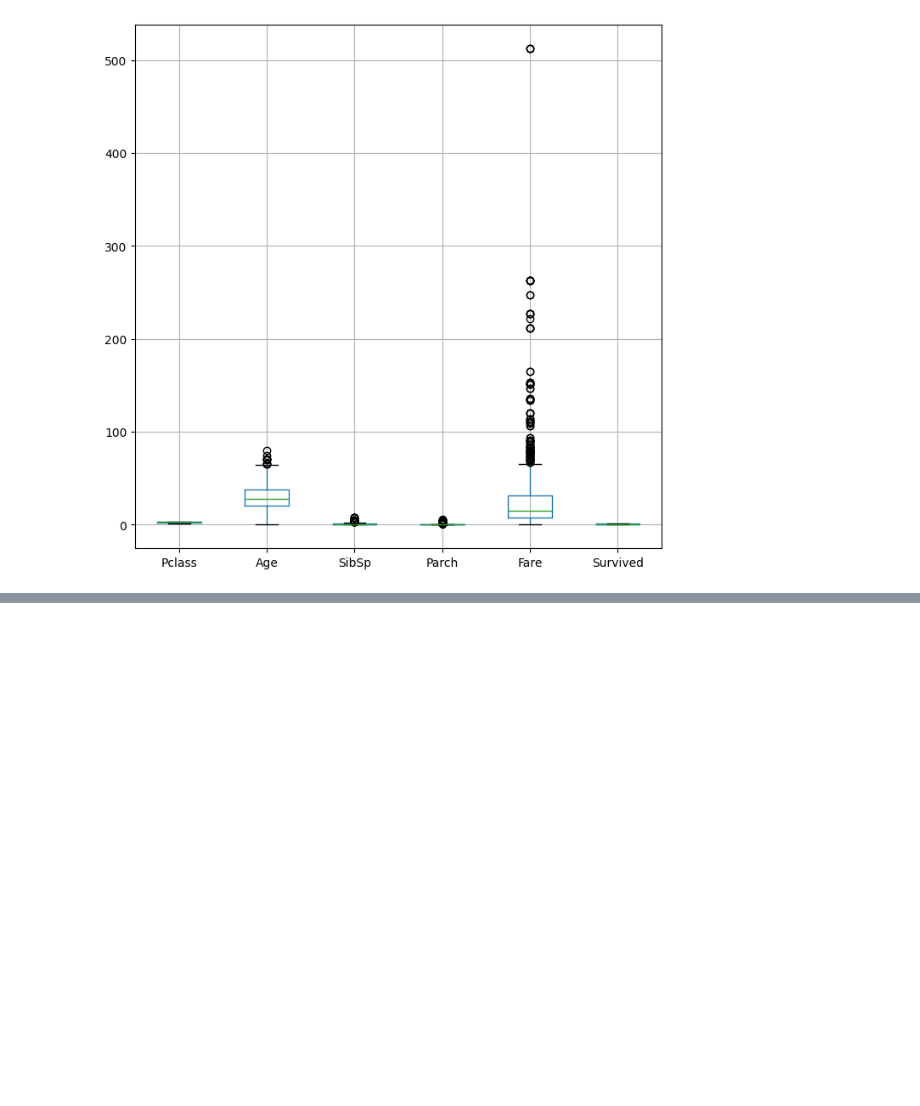
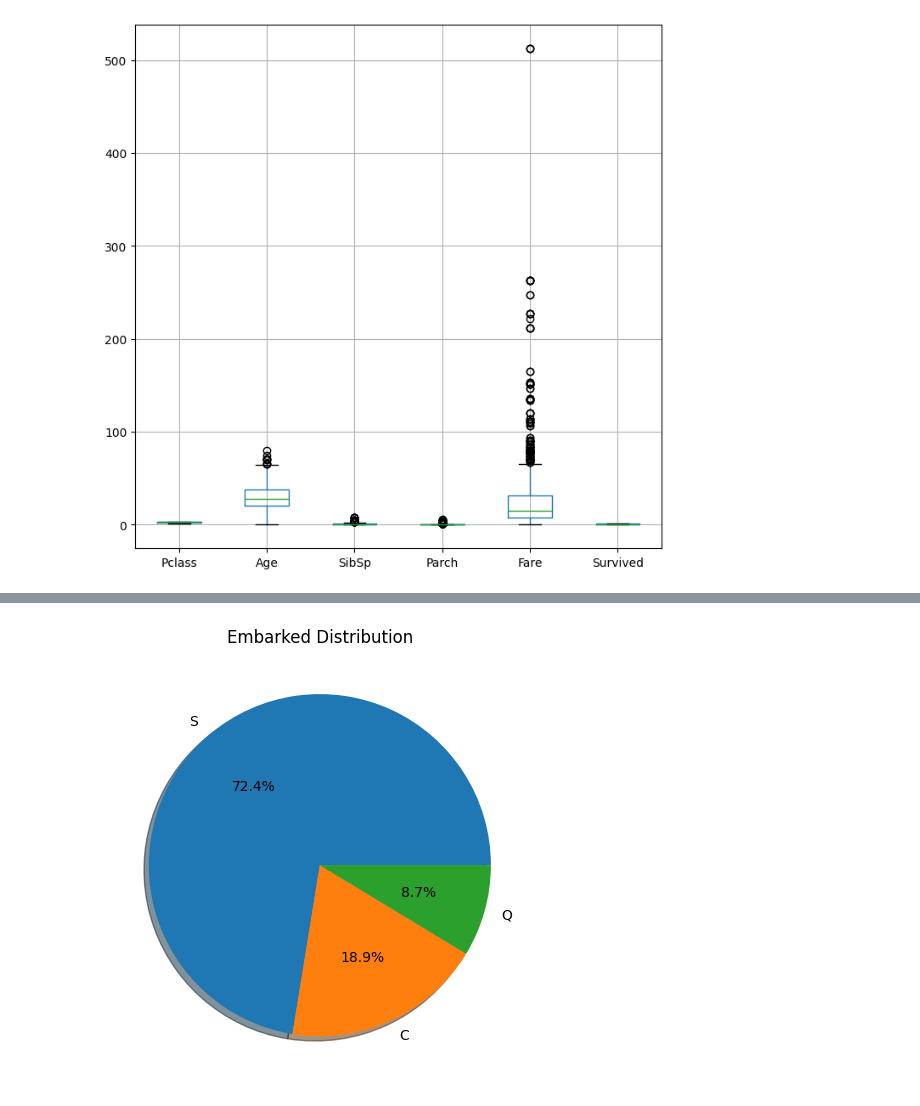
Before and after one commit to pkdc/titanic-survival-prediction, a Jupyter notebook: notebook/titanic.ipynb, the cells around one changed output, grey strips where cells are left out. Saved outputs shown, nothing was run; the diff lists cells and outputs as text; code cells hidden in the pictures; blank space fills up the shorter version.

```diff
--- a/notebook/titanic.ipynb
+++ b/notebook/titanic.ipynb
@@ -98,0 +120,8 @@ boxplot_data.boxplot(figsize=(8,8))
+# %%
+embark_count = train_data['Embarked'].value_counts()
+
+plt.pie(embark_count, labels=['S', 'C', 'Q'], autopct='%1.1f%%', shadow=True)
+plt.title('Embarked Distribution')
+plt.tight_layout()
+# %% [output]
+[figure, added]
```
Also changed, not shown: parts of 5 cells of this notebook.
